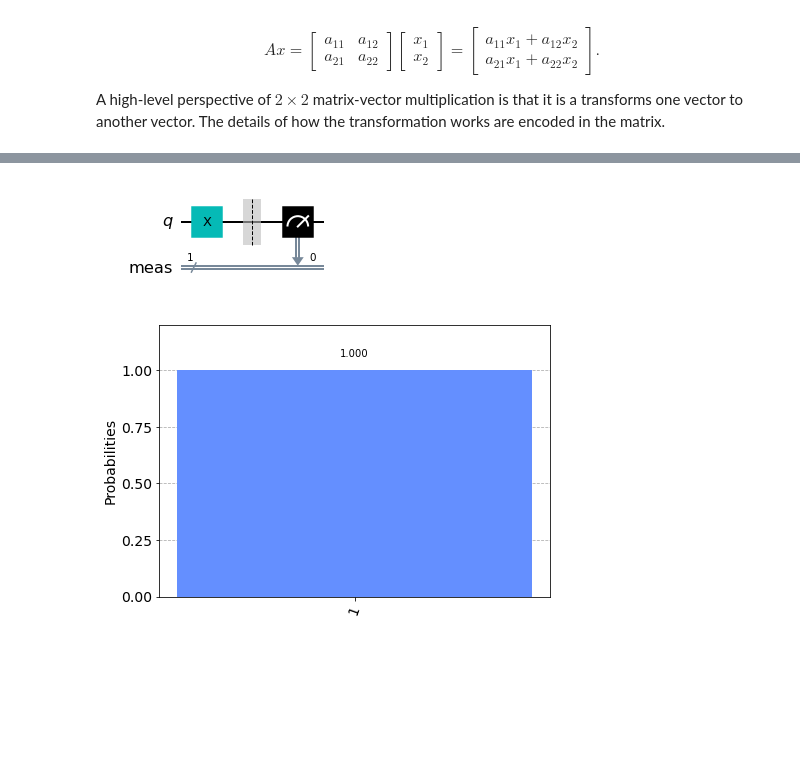
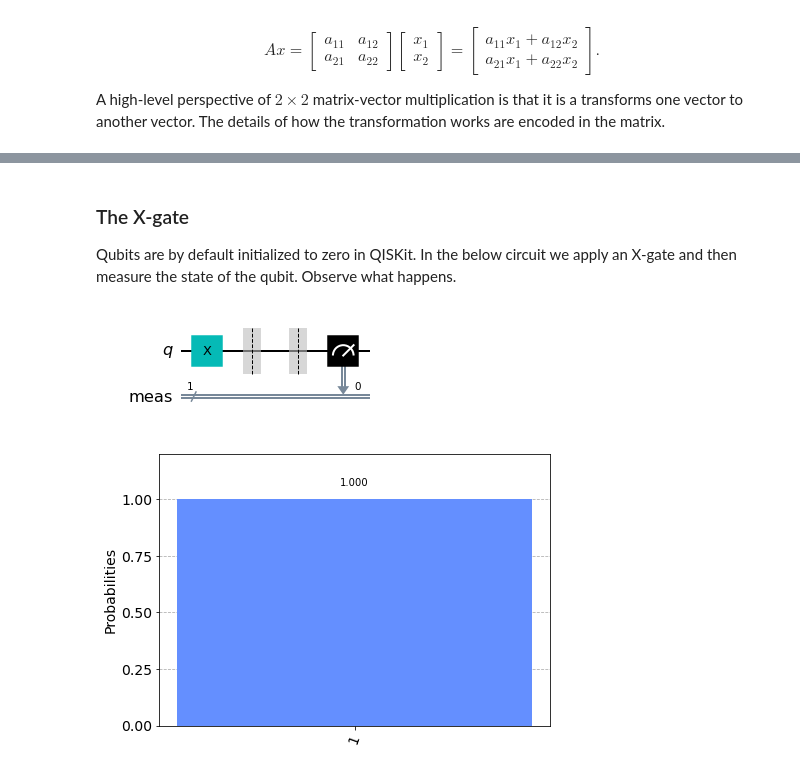
Before and after one commit to francis-newson-tessella/qiskit-2022, a Jupyter notebook: Notebooks/Quantum Gates.ipynb, the cells around one changed output, grey strips where cells are left out. Saved outputs shown, nothing was run; the diff lists cells and outputs as text; code cells hidden in the pictures; blank space fills up the shorter version.

Commit message:
Updates to gates and qubits

```diff
--- a/Notebooks/Quantum Gates.ipynb
+++ b/Notebooks/Quantum Gates.ipynb
@@ -44,10 +65,14 @@ $$
+# %% [markdown]
+### The X-gate
+Qubits are by default initialized to zero in QISKit. In the below circuit we apply an X-gate and then measure the state of the qubit. Observe what happens.
 # %%
 qc = QuantumCircuit(1)
 qc.x(0)
+qc.save_statevector()
 qc.measure_all()
 qc.draw(output='mpl')
 # %% [output]
-[figure, old version]
+[figure, new version]
 # %%
 sim = Aer.get_backend('aer_simulator')
 result = sim.run(qc).result()
```
Also changed, not shown: parts of 21 cells of this notebook, 1 other file.
